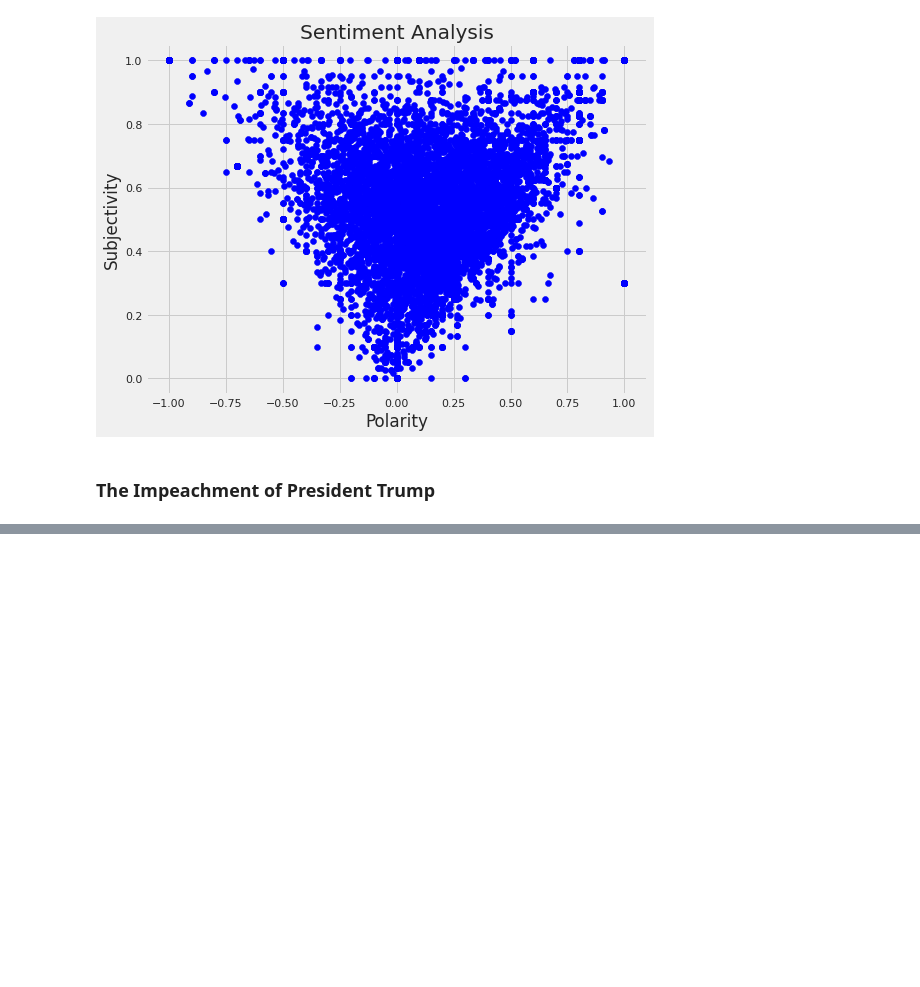
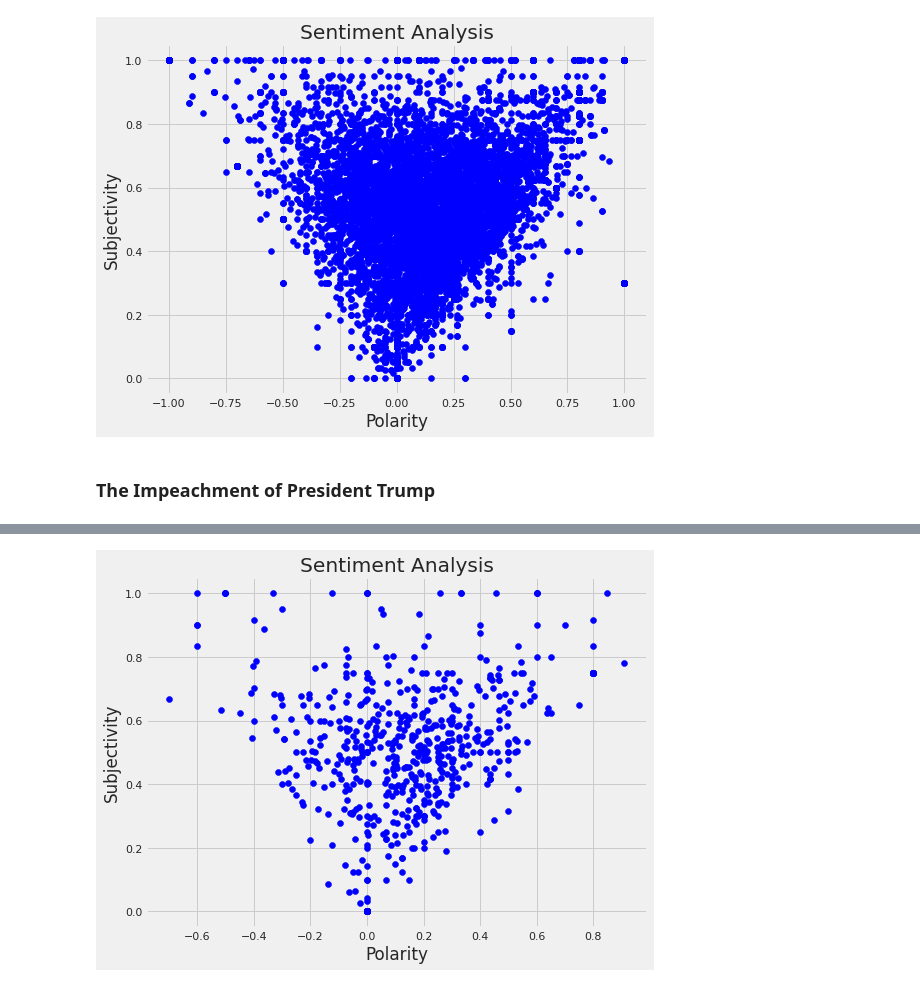
Before and after one commit to cybertraining-dsc/fa20-523-307, a Jupyter notebook: project/Analysis of Financial Markets based on President Trump's Tweets.ipynb, the cells around one changed output, grey strips where cells are left out. Saved outputs shown, nothing was run; the diff lists cells and outputs as text; code cells hidden in the pictures; blank space fills up the shorter version.

```diff
--- a/project/Analysis of Financial Markets based on President Trump's Tweets.ipynb
+++ b/project/Analysis of Financial Markets based on President Trump's Tweets.ipynb
@@ -701,0 +758,4 @@ impeachment_stock_data = stock_data[stock_data['Date'] >= pd.to_datetime('2019-1
+# %%
+shutdown_tweets = tweets[tweets['Date'] >= pd.to_datetime('2018-12-10')]
+shutdown_tweets = shutdown_tweets[shutdown_tweets['Date'] <= pd.to_datetime('2019-02-26')]
+shutdown_tweets.head()
@@ -701,0 +769,9 @@ impeachment_stock_data = stock_data[stock_data['Date'] >= pd.to_datetime('2019-1
+# %%
+print('Printing positive tweets:\n')
+j=1
+sortedDF = shutdown_tweets.sort_values(by=['Polarity'], ascending=False)
+for i in list(sortedDF.index):
+  if( sortedDF['Analysis'][i] == 'Positive'):
+    print(str(j) + ') '+sortedDF['content'][i])
+    print()
+    j=j+1
@@ -701,0 +796,9 @@ impeachment_stock_data = stock_data[stock_data['Date'] >= pd.to_datetime('2019-1
+# %%
+print('Printing negative tweets:\n')
+j=1
+sortedDF = shutdown_tweets.sort_values(by=['Polarity'], ascending=False)
+for i in list(sortedDF.index):
+  if( sortedDF['Analysis'][i] == 'Negative'):
+    print(str(j) + ') '+sortedDF['content'][i])
+    print()
+    j=j+1
@@ -701,0 +823,10 @@ impeachment_stock_data = stock_data[stock_data['Date'] >= pd.to_datetime('2019-1
+# %%
+plt.figure(figsize=(8,6))
+for i in list(sortedDF.index):
+  plt.scatter(shutdown_tweets["Polarity"][i], shutdown_tweets["Subjectivity"][i], color='Blue')
+plt.title('Sentiment Analysis')
+plt.xlabel('Polarity')
+plt.ylabel('Subjectivity')
+plt.show()
+# %% [output]
+[figure, added]
```
Also changed, not shown: parts of 28 cells of this notebook.
